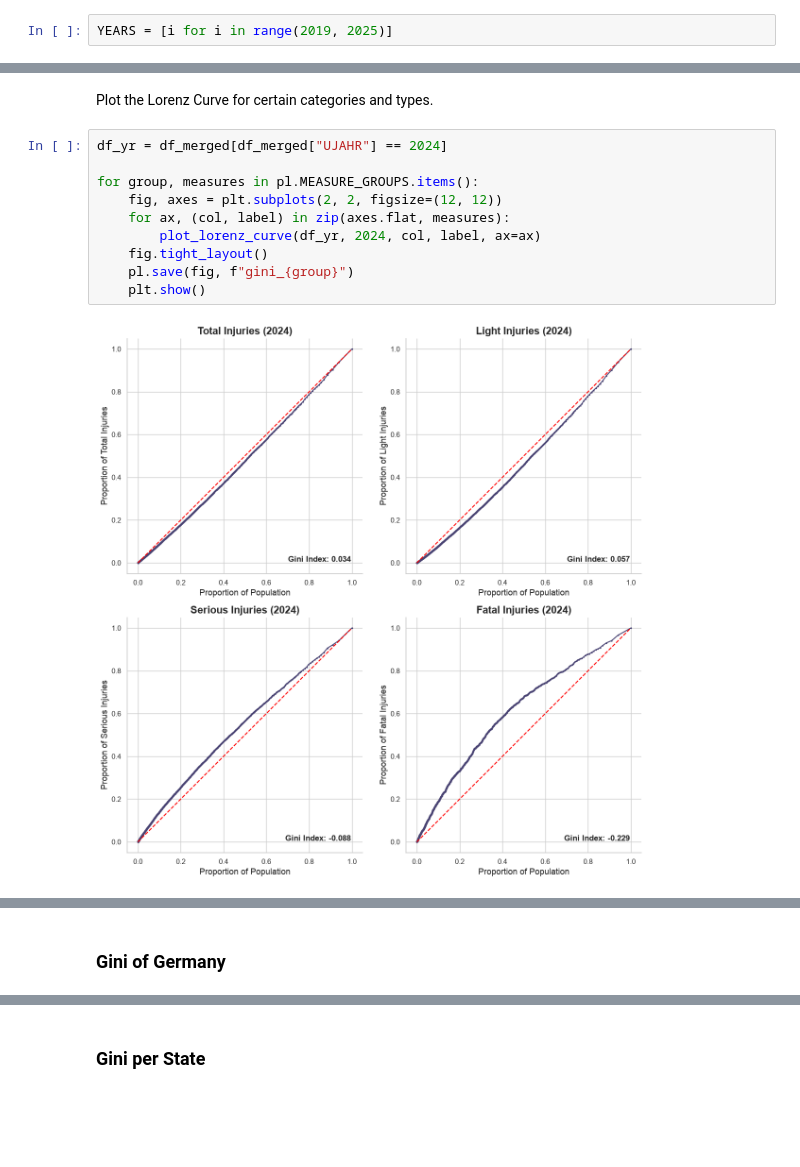
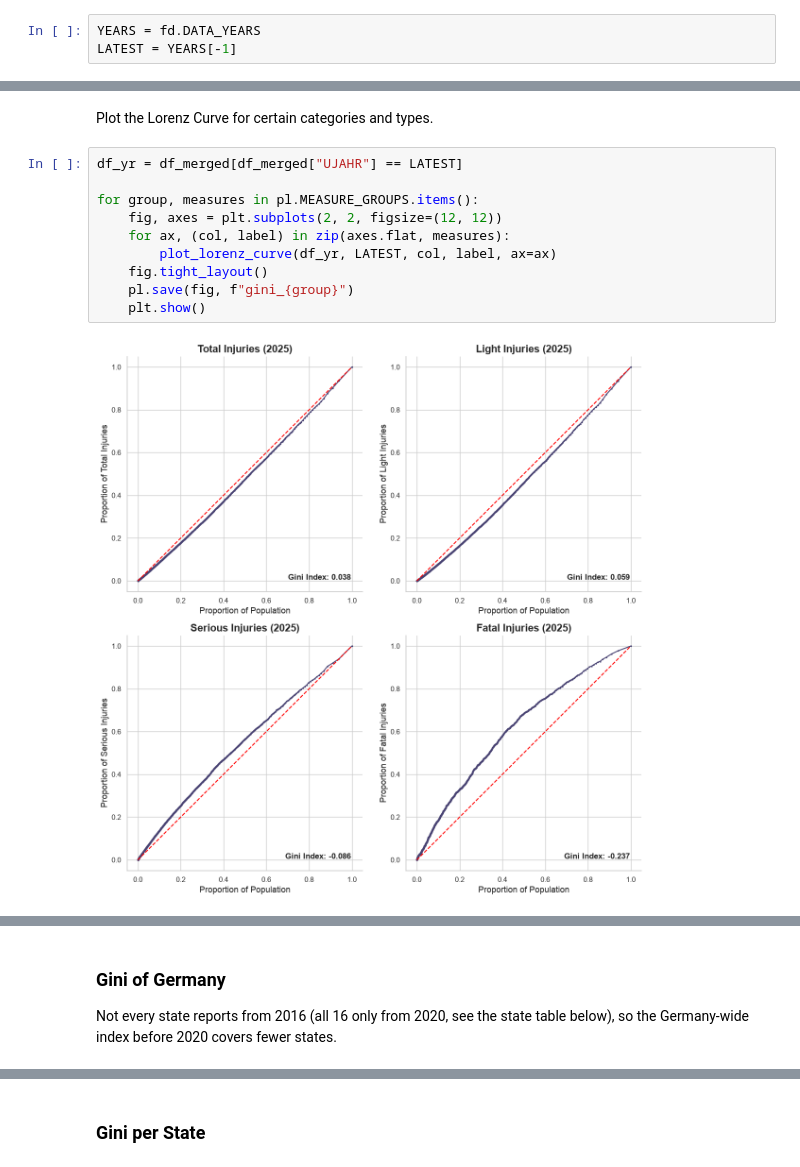
Before and after one commit to HumbleHominid/urban-mobility-risk-analysis, a Jupyter notebook: notebooks/gini.ipynb, the cells around one changed output, grey strips where cells are left out. Saved outputs shown, nothing was run; the diff lists cells and outputs as text; blank space fills up the shorter version.

```diff
--- a/notebooks/gini.ipynb
+++ b/notebooks/gini.ipynb
@@ -25,5 +26,6 @@ Already have 2024.csv, skipping...
 # %%
-YEARS = [i for i in range(2019, 2025)]
+YEARS = fd.DATA_YEARS
+LATEST = YEARS[-1]
 # %% [markdown]
 ## Data Cleaning
 # %% [markdown]
@@ -66,20 +68,21 @@ def plot_lorenz_curve(df: pd.DataFrame, year: int, val_label: str, val_title: st
 # %% [markdown]
 Plot the Lorenz Curve for certain categories and types.
 # %%
-df_yr = df_merged[df_merged["UJAHR"] == 2024]
+df_yr = df_merged[df_merged["UJAHR"] == LATEST]
 
 for group, measures in pl.MEASURE_GROUPS.items():
     fig, axes = plt.subplots(2, 2, figsize=(12, 12))
     for ax, (col, label) in zip(axes.flat, measures):
-        plot_lorenz_curve(df_yr, 2024, col, label, ax=ax)
+        plot_lorenz_curve(df_yr, LATEST, col, label, ax=ax)
     fig.tight_layout()
     pl.save(fig, f"gini_{group}")
     plt.show()
 # %% [output]
-[figure, old version]
+[figure, new version]
 [figure]
 # %% [markdown]
 ### Gini of Germany
+Not every state reports from 2016 (all 16 only from 2020, see the state table below), so the Germany-wide index before 2020 covers fewer states.
 # %%
 col = "IstRad"
 
```
Also changed, not shown: parts of 6 cells of this notebook, 12 other files.
